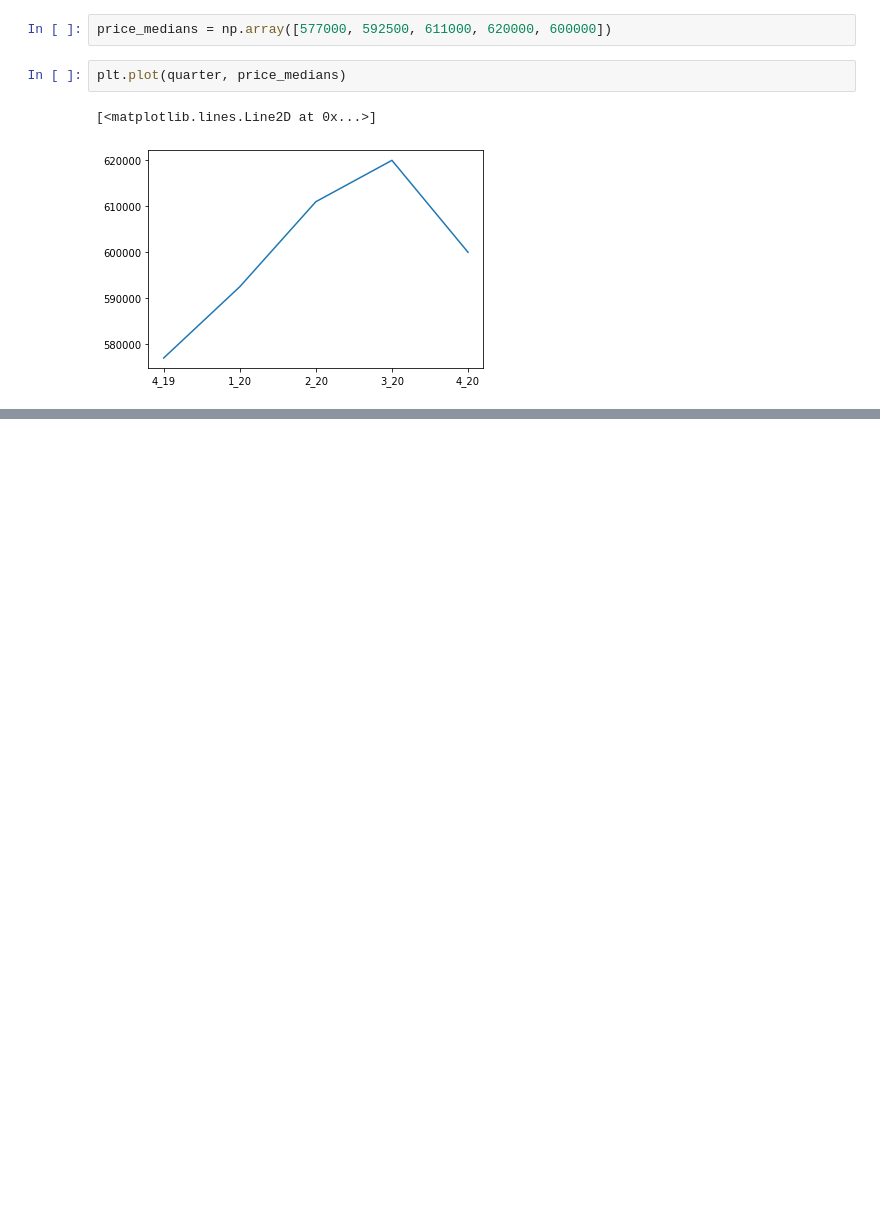
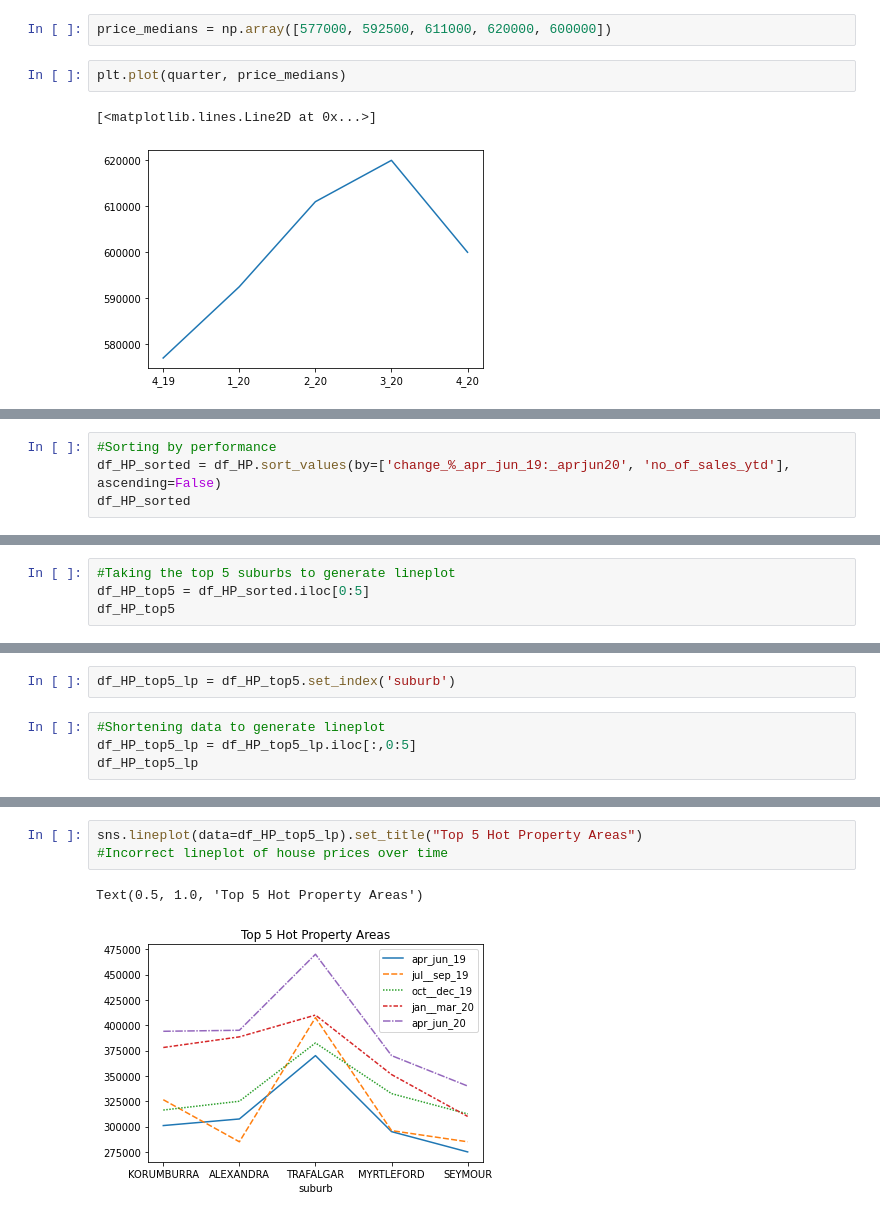
Before and after one commit to mhac009/Institute_of_Data, a Jupyter notebook: Labs/Module_3/Houses by Suburb.ipynb, the cells around one changed output, grey strips where cells are left out. Saved outputs shown, nothing was run; the diff lists cells and outputs as text; blank space fills up the shorter version.

```diff
--- a/Labs/Module_3/Houses by Suburb.ipynb
+++ b/Labs/Module_3/Houses by Suburb.ipynb
@@ -521,0 +822,4 @@ plt.plot(quarter, price_medians)
+# %%
+#Sorting by performance
+df_HP_sorted = df_HP.sort_values(by=['change_%_apr_jun_19:_aprjun20', 'no_of_sales_ytd'], ascending=False)
+df_HP_sorted
@@ -521,0 +840,4 @@ plt.plot(quarter, price_medians)
+# %%
+#Taking the top 5 suburbs to generate lineplot
+df_HP_top5 = df_HP_sorted.iloc[0:5]
+df_HP_top5
@@ -521,0 +851,6 @@ plt.plot(quarter, price_medians)
+# %%
+df_HP_top5_lp = df_HP_top5.set_index('suburb')
+# %%
+#Shortening data to generate lineplot
+df_HP_top5_lp = df_HP_top5_lp.iloc[:,0:5]
+df_HP_top5_lp
@@ -521,0 +865,6 @@ plt.plot(quarter, price_medians)
+# %%
+sns.lineplot(data=df_HP_top5_lp).set_title("Top 5 Hot Property Areas")
+#Incorrect lineplot of house prices over time
+# %% [output]
+Text(0.5, 1.0, 'Top 5 Hot Property Areas')
+[figure, added]
```
Also changed, not shown: parts of 82 cells of this notebook.
